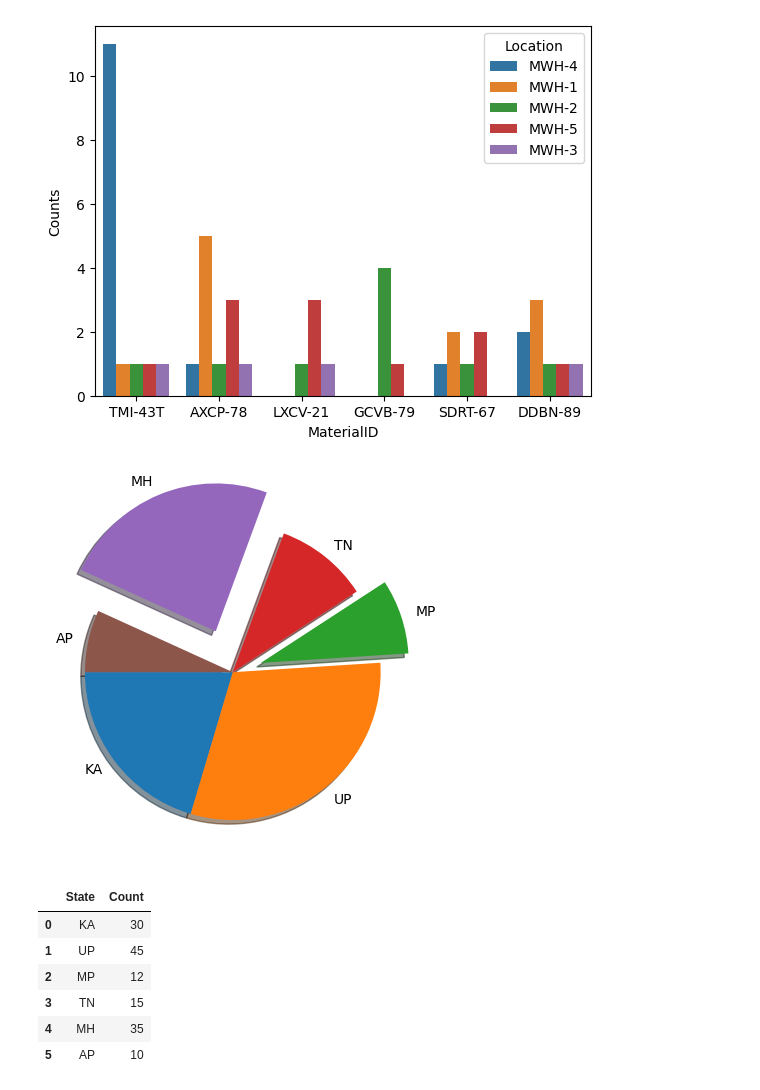
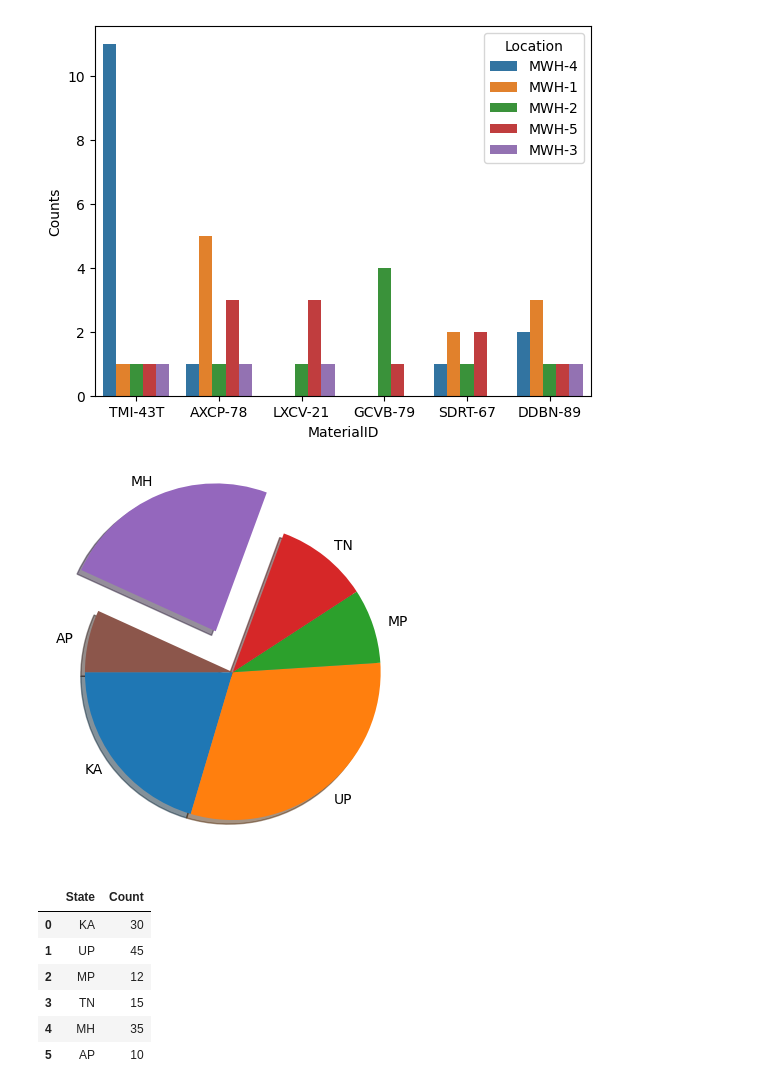
Before and after one commit to realshubhamraut/CDAC-DBDA-coursework, a Jupyter notebook: 08.advanced-analytics-stats/classfiles/day_5_descriptve_stats.ipynb, the cells around one changed output. Drawn from its saved outputs; the diff is of its cells as text; code cells hidden in the pictures.

```diff
--- a/08.advanced-analytics-stats/classfiles/day_5_descriptve_stats.ipynb
+++ b/08.advanced-analytics-stats/classfiles/day_5_descriptve_stats.ipynb
@@ -339,12 +351,13 @@ explode_val = [0,0,0.2,0,0.3,0]
 # %%
-plt.pie(x=counts, labels=states, explode =explode_val, shadow=True, startangle=180)
+explode_values = [0,0,0.,0,0.3,0]
+plt.pie(x=counts, labels=states, explode =explode_values, shadow=True, startangle=180)
 plt.show()
 
 
 
-# startangle = spin the graph
+# startangle = rotate the graph
 # %% [output]
-[figure, old version]
+[figure, new version]
 # %%
 df = pd.DataFrame(zip(states,counts), columns=['State', 'Count'])
 # %%
```
Also changed, not shown: parts of 38 cells of this notebook, 6 other files.
